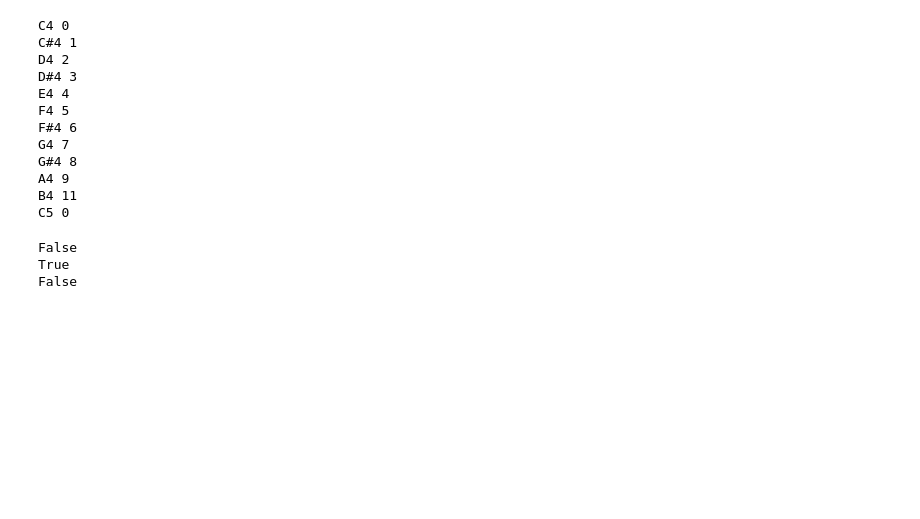
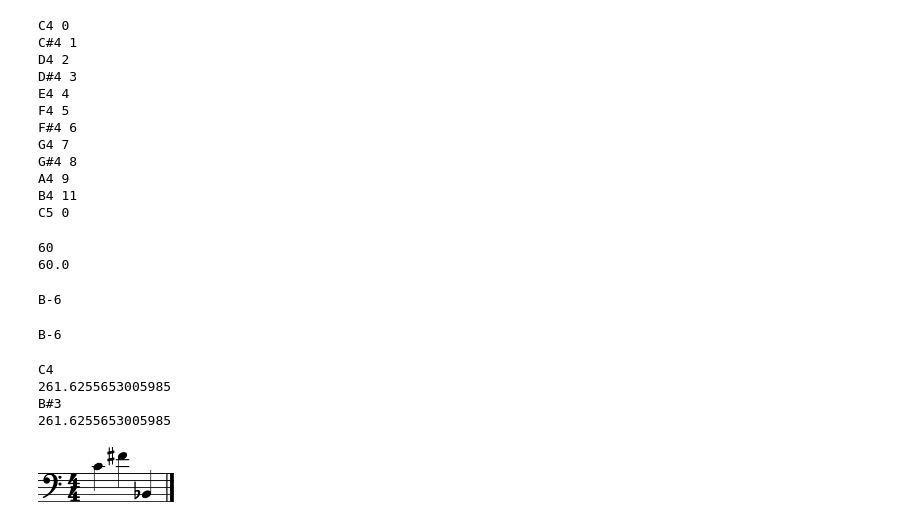
Before and after one commit to chrislomeli/music21-sandbox, a Jupyter notebook: music21.ipynb, the cells around one changed output. Drawn from its saved outputs; the diff is of its cells as text; code cells hidden in the pictures; blank space fills up the shorter version.

```diff
--- a/music21.ipynb
+++ b/music21.ipynb
@@ -75,12 +84,47 @@ A4 9
 B4 11
 C5 0
 # %%
-n = m21.note.Note('B-b');
-n.lyric = 'Hello'
-print(n.isRest)
-print(n.isNote)
-print(n.isChord)
+n = m21.pitch.Pitch('C4');
+print(n.midi)
+print(n.ps)
 # %% [output]
-False
-True
-False
+60
+60.0
+# %%
+low_b = m21.pitch.Pitch('B4')
+low_b.octave = -6
+print(low_b.nameWithOctave)
+# %% [output]
+B-6
+# %%
+bflat = m21.pitch.Pitch('B-6')
+print(bflat.nameWithOctave)
+# %% [output]
+B-6
+# %%
+c = m21.pitch.Pitch('C4')
+print(c.nameWithOctave)
+print(c.frequency)
+
+
+bs = c.getEnharmonic()
+print(bs.nameWithOctave)
+print(bs.frequency)
+# %% [output]
+C4
+261.6255653005985
+B#3
+261.6255653005985
+# %%
+import music21 as m21
+note1 = m21.note.Note('C4')
+note2 = m21.note.Note('F#4')
+note3 = m21.note.Note('B-2')
+
+stream = m21.stream.Stream()
+stream.append(note1)
+stream.append(note2)
+stream.append(note3)
+stream.show()
+# %% [output]
+[figure, added]
```
Also changed, not shown: parts of 2 cells of this notebook.
